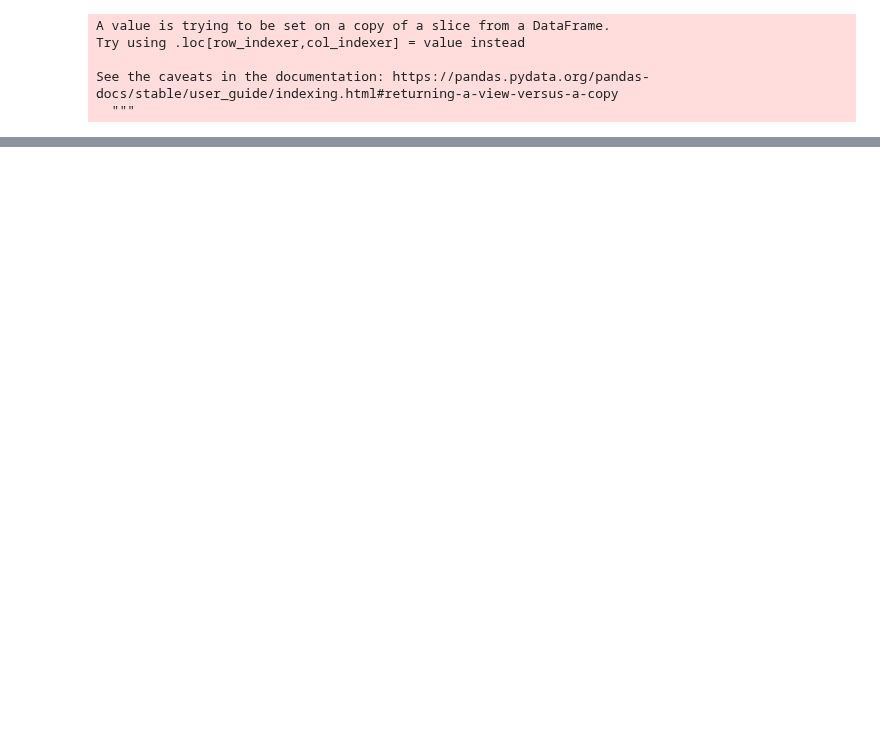
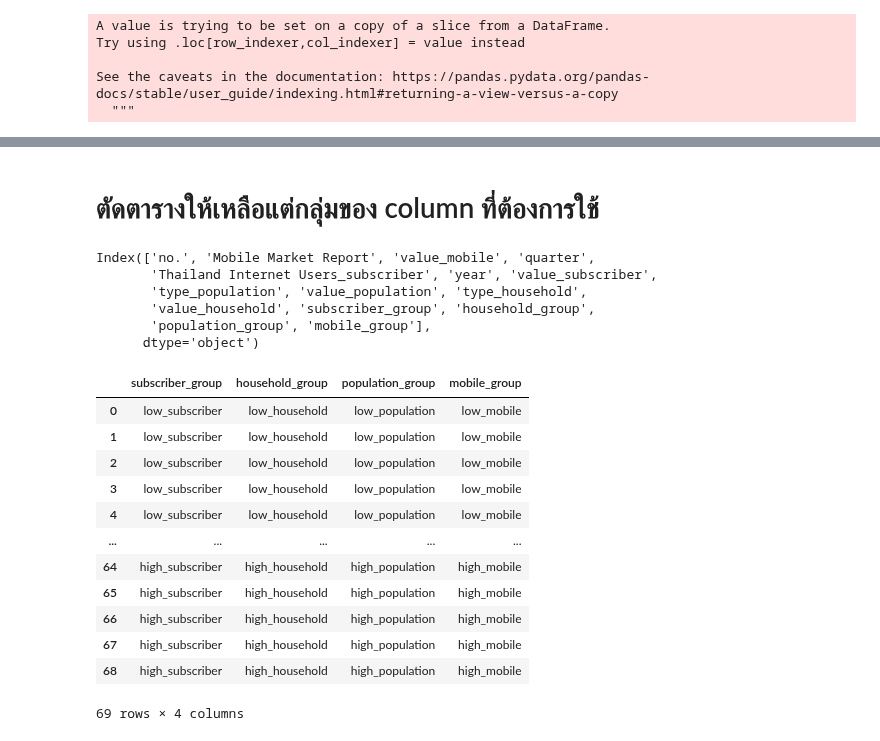
Before and after one commit to mintra-tippayaratsontorn/DWDM21, a Jupyter notebook: Project_DWDM.ipynb, the cells around one changed output, grey strips where cells are left out. Drawn from its saved outputs; the diff is of its cells as text; code cells hidden in the pictures; blank space fills up the shorter version.

Commit message:
ถึงแค่ตัดตาราง

```diff
--- a/Project_DWDM.ipynb
+++ b/Project_DWDM.ipynb
@@ -430,5 +438,5 @@ Index(['no.', 'Mobile Market Report', 'value_mobile', 'quarter',
 # %%
-subscriber_bucket = ['low','median','high']
+subscriber_bucket = ['low_subscriber','median_subscriber','high_subscriber']
 merge_table3_drop['subscriber_group'] = pd.cut(merge_table3_drop.value_subscriber,
                             bins=[0,2000000,5000000,12000000],
                             labels=subscriber_bucket,
@@ -442,5 +455,5 @@ See the caveats in the documentation: https://pandas.pydata.org/pandas-docs/stab
 # %%
-household_bucket = ['low','median','high']
+household_bucket = ['low_household','median_household','high_household']
 merge_table3_drop['household_group'] = pd.cut(merge_table3_drop.value_household,
                             bins=[0,0.1,0.3,0.6],
                             labels=household_bucket,
@@ -454,5 +472,5 @@ See the caveats in the documentation: https://pandas.pydata.org/pandas-docs/stab
 # %%
-population_bucket = ['low','median','high']
+population_bucket = ['low_population','median_population','high_population']
 merge_table3_drop['population_group'] = pd.cut(merge_table3_drop.value_population,
                             bins=[0,0.05,0.10,0.18],
                             labels=population_bucket,
@@ -466,5 +489,5 @@ See the caveats in the documentation: https://pandas.pydata.org/pandas-docs/stab
 # %%
-mobile_bucket = ['low','median','high']
+mobile_bucket = ['low_mobile','median_mobile','high_mobile']
 merge_table3_drop['mobile_group'] = pd.cut(merge_table3_drop.value_mobile,
                             bins=[0,50000000,100000000,140000000],
                             labels=mobile_bucket,
@@ -493,0 +517,28 @@ merge_table3_drop
+# %% [markdown]
+# ตัดตารางให้เหลือแต่กลุ่มของ column ที่ต้องการใช้
+# %%
+merge_table3_drop.columns  # เรียกดูชื่อ column
+# %% [output]
+Index(['no.', 'Mobile Market Report', 'value_mobile', 'quarter',
+       'Thailand Internet Users_subscriber', 'year', 'value_subscriber',
+       'type_population', 'value_population', 'type_household',
+       'value_household', 'subscriber_group', 'household_group',
+       'population_group', 'mobile_group'],
+      dtype='object')
+# %%
+data_cut = merge_table3_drop[['subscriber_group', 'household_group', 'population_group', 'mobile_group']]
+data_cut
+# %% [output]
+|  | subscriber_group | household_group | population_group | mobile_group |
+| 0 | low_subscriber | low_household | low_population | low_mobile |
+| 1 | low_subscriber | low_household | low_population | low_mobile |
+| 2 | low_subscriber | low_household | low_population | low_mobile |
+| 3 | low_subscriber | low_household | low_population | low_mobile |
+| 4 | low_subscriber | low_household | low_population | low_mobile |
+| ... | ... | ... | ... | ... |
+| 64 | high_subscriber | high_household | high_population | high_mobile |
+| 65 | high_subscriber | high_household | high_population | high_mobile |
+| 66 | high_subscriber | high_household | high_population | high_mobile |
+| 67 | high_subscriber | high_household | high_population | high_mobile |
+| 68 | high_subscriber | high_household | high_population | high_mobile |
+69 rows × 4 columns
```
Also changed, not shown: parts of 8 cells of this notebook.
